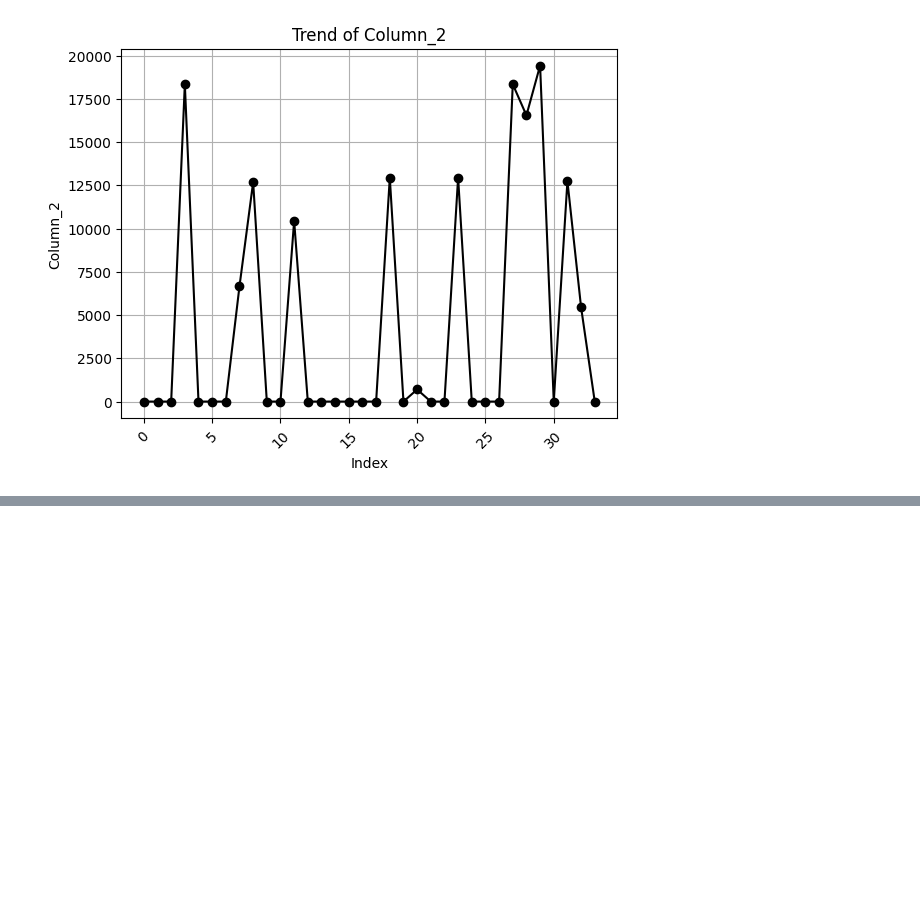
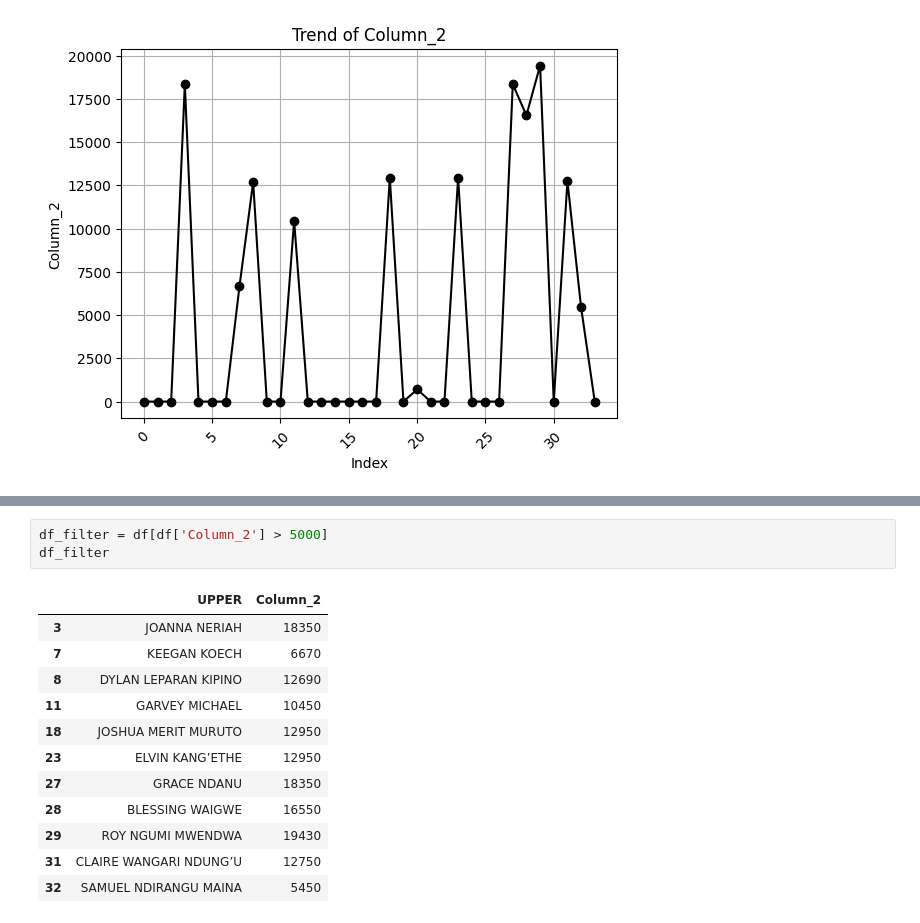
Before and after one commit to NellitG/Chestnut_data, a Jupyter notebook: upper.ipynb, the cells around one changed output, grey strips where cells are left out. Saved outputs shown, nothing was run; the diff lists cells and outputs as text; blank space fills up the shorter version.

```diff
--- a/upper.ipynb
+++ b/upper.ipynb
@@ -33,0 +64,16 @@ else:
+# %%
+df_filter = df[df['Column_2'] > 5000]
+df_filter
+# %% [output]
+|  | UPPER | Column_2 |
+| 3 | JOANNA NERIAH | 18350 |
+| 7 | KEEGAN KOECH | 6670 |
+| 8 | DYLAN LEPARAN KIPINO | 12690 |
+| 11 | GARVEY MICHAEL | 10450 |
+| 18 | JOSHUA MERIT MURUTO | 12950 |
+| 23 | ELVIN KANG’ETHE | 12950 |
+| 27 | GRACE NDANU | 18350 |
+| 28 | BLESSING WAIGWE | 16550 |
+| 29 | ROY NGUMI MWENDWA | 19430 |
+| 31 | CLAIRE WANGARI NDUNG’U | 12750 |
+| 32 | SAMUEL NDIRANGU MAINA | 5450 |
```
Also changed, not shown: parts of 3 cells of this notebook.
